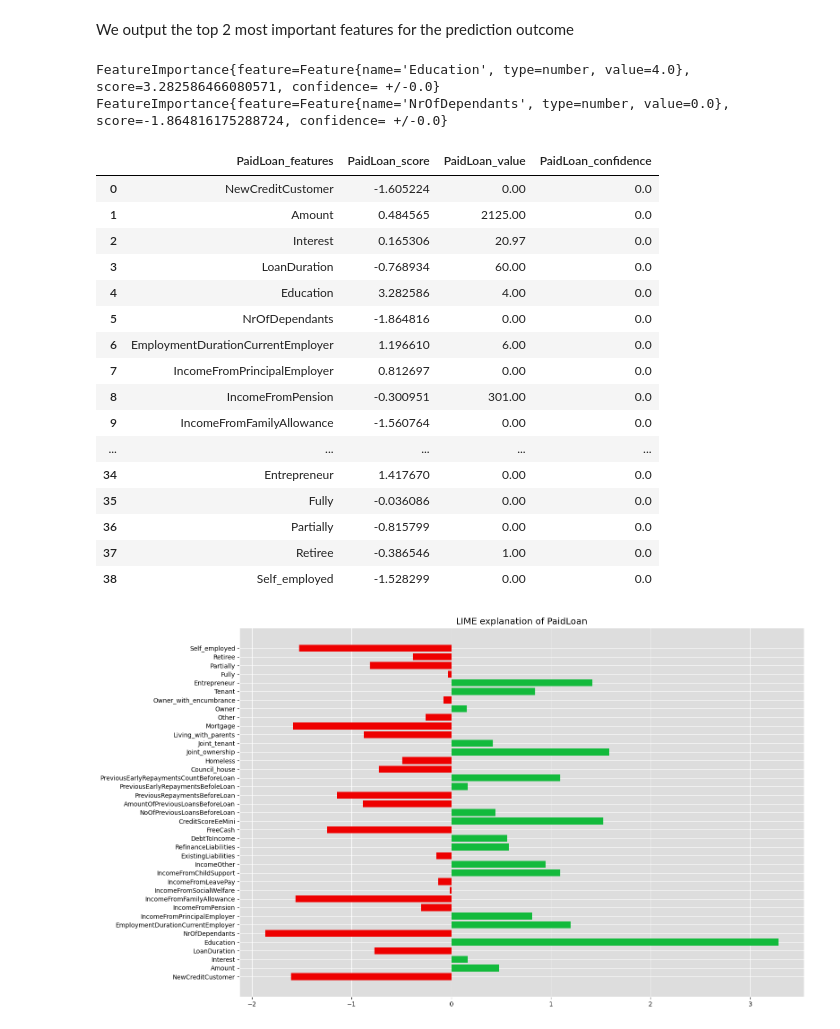
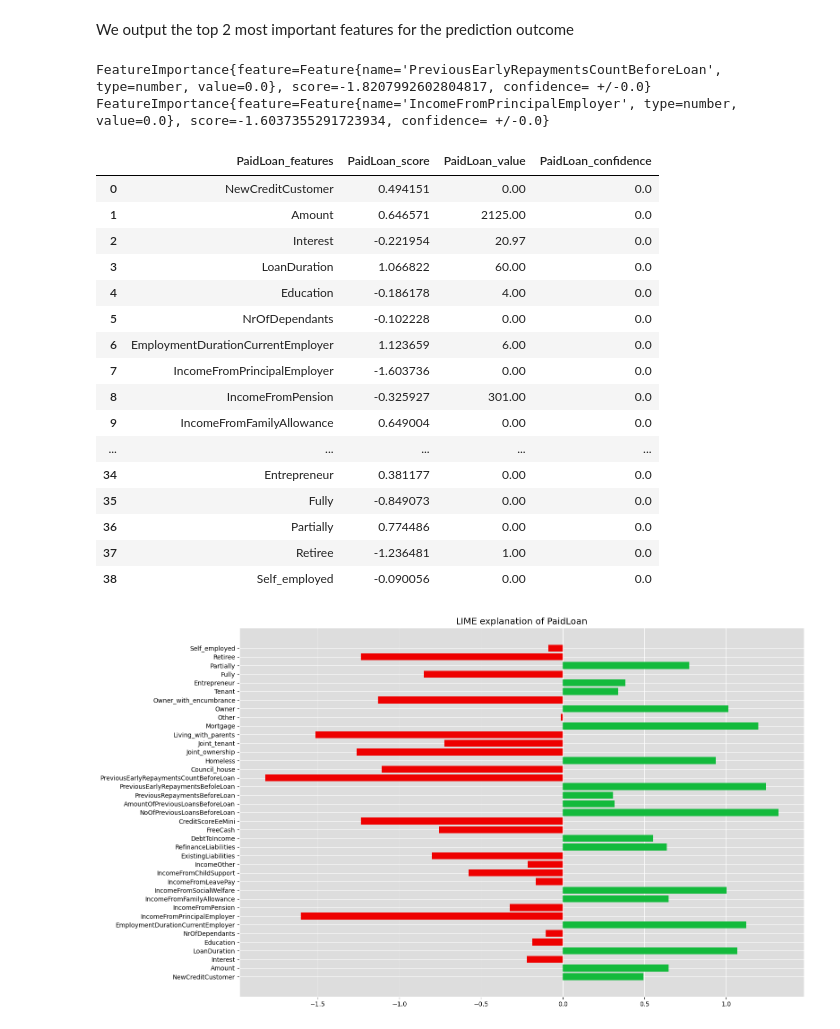
Before and after one commit to trustyai-explainability/trustyai-explainability-python-examples, a Jupyter notebook: examples/Lime.ipynb, the cells around one changed output. Cells and saved outputs as stored; diff of their text form; code cells hidden in the pictures.

```diff
--- a/examples/Lime.ipynb
+++ b/examples/Lime.ipynb
@@ -273,2 +252,4 @@ features = [make_feature(p[0], p[1]) for p in [("NewCreditCustomer", False),
 # %% [markdown]
 We can confirm now, with the newly created `PredictionProvider` model that this input will lead to a `false` `PaidLoan` prediction:
+# %%
+output = model(feature_df)
@@ -275,4 +259,7 @@ We can confirm now, with the newly created `PredictionProvider` model that this
+# %%
+from trustyai.model import simple_prediction
+
+prediction = simple_prediction(input_features=feature_df, outputs=output)
 # %%
-prediction = cb_model.predictAsync([PredictionInput(features)]).get()
-prediction[0].outputs[0].toString()
+model.predictAsync([prediction.getInput()]).get()[0].getOutputs()[0].toString()
 # %% [output]
@@ -284,37 +267,39 @@ prediction_obj = simple_prediction(input_features=features, outputs=prediction[0
 # %% [markdown]
 We execute the LIME explainer on the XGBoost model and prediction
 # %%
-cb_explainer = LimeExplainer(samples=100, perturbations=2, seed=23, normalise_weights=False)
-cb_explanation = cb_explainer.explain(prediction_obj, cb_model)
+from trustyai.explainers import LimeExplainer
+
+explainer = LimeExplainer(samples=100, perturbations=2, seed=23, normalise_weights=False)
+explanation = explainer.explain(prediction, model)
 # %% [markdown]
 We output the top 2 most important features for the prediction outcome
 # %%
-for f in cb_explanation.map()['PaidLoan'].getTopFeatures(2):
+for f in explanation.map()['PaidLoan'].getTopFeatures(2):
     print(f)
 # %% [output]
-FeatureImportance{feature=Feature{name='Education', type=number, value=4.0}, score=3.282586466080571, confidence= +/-0.0}
-FeatureImportance{feature=Feature{name='NrOfDependants', type=number, value=0.0}, score=-1.864816175288724, confidence= +/-0.0}
+FeatureImportance{feature=Feature{name='PreviousEarlyRepaymentsCountBeforeLoan', type=number, value=0.0}, score=-1.8207992602804817, confidence= +/-0.0}
+FeatureImportance{feature=Feature{name='IncomeFromPrincipalEmployer', type=number, value=0.0}, score=-1.6037355291723934, confidence= +/-0.0}
 # %%
-cb_explanation.as_dataframe()
+explanation.as_dataframe()
 # %% [output]
 |  | PaidLoan_features | PaidLoan_score | PaidLoan_value | PaidLoan_confidence |
-| 0 | NewCreditCustomer | -1.605224 | 0.00 | 0.0 |
-| 1 | Amount | 0.484565 | 2125.00 | 0.0 |
-| 2 | Interest | 0.165306 | 20.97 | 0.0 |
-| 3 | LoanDuration | -0.768934 | 60.00 | 0.0 |
-| 4 | Education | 3.282586 | 4.00 | 0.0 |
-| 5 | NrOfDependants | -1.864816 | 0.00 | 0.0 |
-| 6 | EmploymentDurationCurrentEmployer | 1.196610 | 6.00 | 0.0 |
-| 7 | IncomeFromPrincipalEmployer | 0.812697 | 0.00 | 0.0 |
-| 8 | IncomeFromPension | -0.300951 | 301.00 | 0.0 |
-| 9 | IncomeFromFamilyAllowance | -1.560764 | 0.00 | 0.0 |
+| 0 | NewCreditCustomer | 0.494151 | 0.00 | 0.0 |
+| 1 | Amount | 0.646571 | 2125.00 | 0.0 |
+| 2 | Interest | -0.221954 | 20.97 | 0.0 |
+| 3 | LoanDuration | 1.066822 | 60.00 | 0.0 |
+| 4 | Education | -0.186178 | 4.00 | 0.0 |
+| 5 | NrOfDependants | -0.102228 | 0.00 | 0.0 |
+| 6 | EmploymentDurationCurrentEmployer | 1.123659 | 6.00 | 0.0 |
+| 7 | IncomeFromPrincipalEmployer | -1.603736 | 0.00 | 0.0 |
+| 8 | IncomeFromPension | -0.325927 | 301.00 | 0.0 |
+| 9 | IncomeFromFamilyAllowance | 0.649004 | 0.00 | 0.0 |
 | ... | ... | ... | ... | ... |
-| 34 | Entrepreneur | 1.417670 | 0.00 | 0.0 |
-| 35 | Fully | -0.036086 | 0.00 | 0.0 |
-| 36 | Partially | -0.815799 | 0.00 | 0.0 |
-| 37 | Retiree | -0.386546 | 1.00 | 0.0 |
-| 38 | Self_employed | -1.528299 | 0.00 | 0.0 |
+| 34 | Entrepreneur | 0.381177 | 0.00 | 0.0 |
+| 35 | Fully | -0.849073 | 0.00 | 0.0 |
+| 36 | Partially | 0.774486 | 0.00 | 0.0 |
+| 37 | Retiree | -1.236481 | 1.00 | 0.0 |
+| 38 | Self_employed | -0.090056 | 0.00 | 0.0 |
 # %%
-cb_explanation.plot('PaidLoan')
+explanation.plot('PaidLoan')
 # %% [output]
-[figure, old version]
+[figure, new version]
```
Also changed, not shown: parts of 19 cells of this notebook, 3 other files.
